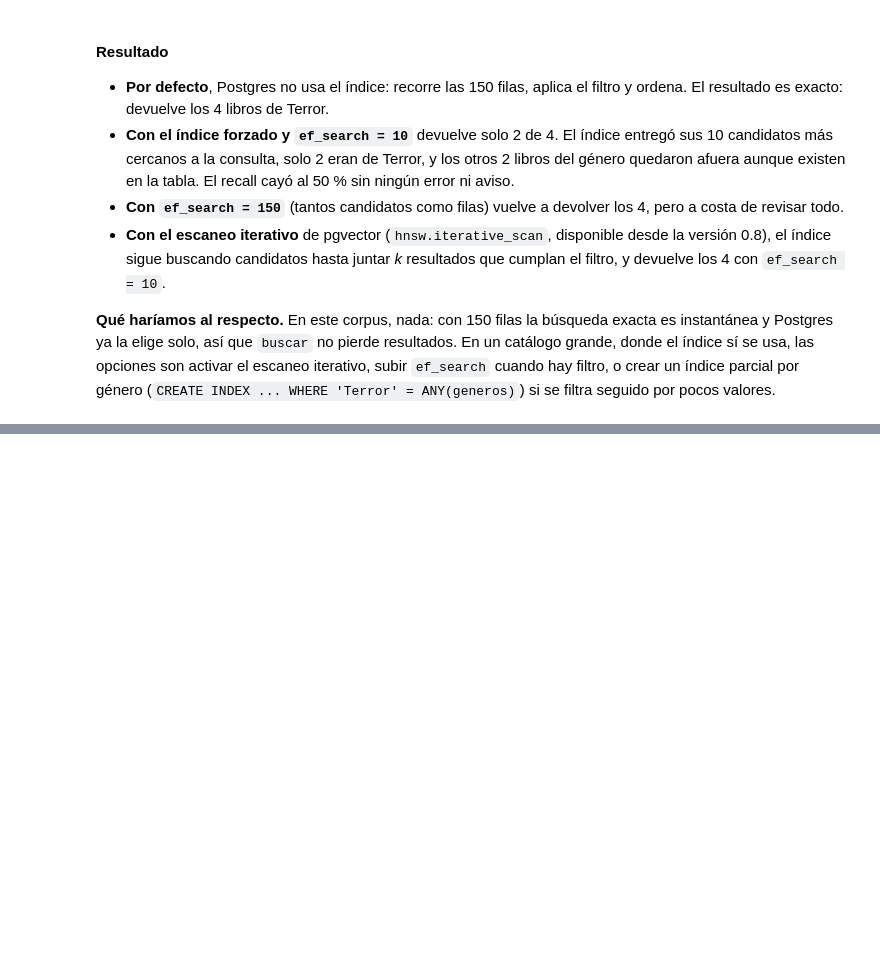
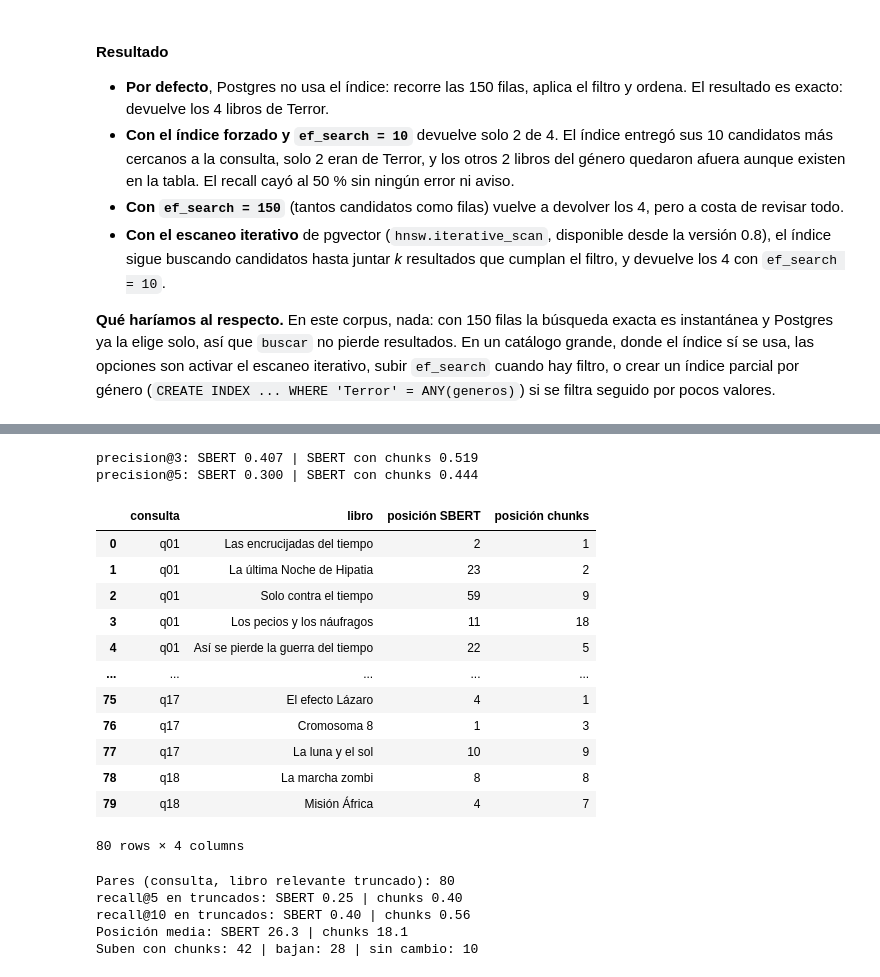
Before and after one commit to Franrnn/TUIA-NLP, a Jupyter notebook: src/TP2_Renna_Gomez_Ruiz_Esparza.ipynb, the cells around one changed output, grey strips where cells are left out. Cells and saved outputs as stored; diff of their text form; code cells hidden in the pictures; blank space fills up the shorter version.

```diff
--- a/src/TP2_Renna_Gomez_Ruiz_Esparza.ipynb
+++ b/src/TP2_Renna_Gomez_Ruiz_Esparza.ipynb
@@ -1318,0 +1548,2 @@ if BASE_DISPONIBLE:
+# %%
+posicion_libro = {i: n for n, i in enumerate(IDS)}
@@ -1318,0 +1754,65 @@ if BASE_DISPONIBLE:
+# %%
+# Para cada chunk, la posición de su libro en las matrices de la Parte D
+posicion_libro = {i: n for n, i in enumerate(IDS)}
+chunk_a_libro = df_chunks["libro_id"].map(posicion_libro).to_numpy()
+
+def similitudes_chunks(consulta):
+    # Similitud de cada libro = la de su chunk más parecido a la consulta
+    s_chunks = emb_chunks @ sbert.encode(consulta, normalize_embeddings=True)
+    s = np.full(N, -np.inf)
+    np.maximum.at(s, chunk_a_libro, s_chunks)
+    return s
+
+def top_k_chunks(consulta, k):
+    s = similitudes_chunks(consulta)
+    return [IDS[i] for i in np.argsort(s)[::-1][:k] if s[i] > 0]
+
+for k in [3, 5]:
+    p_chunks = np.mean([len(relevantes_de(q) & set(top_k_chunks(q["consulta"], k))) / k for q in queries.values()])
+    print(f"precision@{k}: SBERT {resultados[k]['SBERT'].mean():.3f} | SBERT con chunks {p_chunks:.3f}")
+# %% [output]
+precision@3: SBERT 0.407 | SBERT con chunks 0.519
+precision@5: SBERT 0.300 | SBERT con chunks 0.444
+# %%
+ids_truncados = set(df_sinopsis.loc[df_sinopsis["n_tokens_sbert"] > limite, "id"])
+
+def posicion(sims, libro_id):
+    # Posición del libro en el ranking (1 = primero)
+    return int(np.where(np.argsort(sims)[::-1] == posicion_libro[libro_id])[0][0]) + 1
+
+pares = pd.DataFrame([
+    {"consulta": qid, "libro": titulo_por_id[i],
+     "posición SBERT": posicion(similitudes(q["consulta"], "SBERT"), i),
+     "posición chunks": posicion(similitudes_chunks(q["consulta"]), i)}
+    for qid, q in queries.items()
+    for i in relevantes_de(q) if i in ids_truncados
+])
+display(pares)
+
+print(f"Pares (consulta, libro relevante truncado): {len(pares)}")
+for k in [5, 10]:
+    print(f"recall@{k} en truncados: SBERT {(pares['posición SBERT'] <= k).mean():.2f}"
+          f" | chunks {(pares['posición chunks'] <= k).mean():.2f}")
+print(f"Posición media: SBERT {pares['posición SBERT'].mean():.1f} | chunks {pares['posición chunks'].mean():.1f}")
+suben = (pares["posición chunks"] < pares["posición SBERT"]).sum()
+bajan = (pares["posición chunks"] > pares["posición SBERT"]).sum()
+print(f"Suben con chunks: {suben} | bajan: {bajan} | sin cambio: {len(pares) - suben - bajan}")
+# %% [output]
+|  | consulta | libro | posición SBERT | posición chunks |
+| 0 | q01 | Las encrucijadas del tiempo | 2 | 1 |
+| 1 | q01 | La última Noche de Hipatia | 23 | 2 |
+| 2 | q01 | Solo contra el tiempo | 59 | 9 |
+| 3 | q01 | Los pecios y los náufragos | 11 | 18 |
+| 4 | q01 | Así se pierde la guerra del tiempo | 22 | 5 |
+| ... | ... | ... | ... | ... |
+| 75 | q17 | El efecto Lázaro | 4 | 1 |
+| 76 | q17 | Cromosoma 8 | 1 | 3 |
+| 77 | q17 | La luna y el sol | 10 | 9 |
+| 78 | q18 | La marcha zombi | 8 | 8 |
+| 79 | q18 | Misión África | 4 | 7 |
+80 rows × 4 columns
+Pares (consulta, libro relevante truncado): 80
+recall@5 en truncados: SBERT 0.25 | chunks 0.40
+recall@10 en truncados: SBERT 0.40 | chunks 0.56
+Posición media: SBERT 26.3 | chunks 18.1
+Suben con chunks: 42 | bajan: 28 | sin cambio: 10
```
Also changed, not shown: parts of 17 cells of this notebook, 5 other files.
